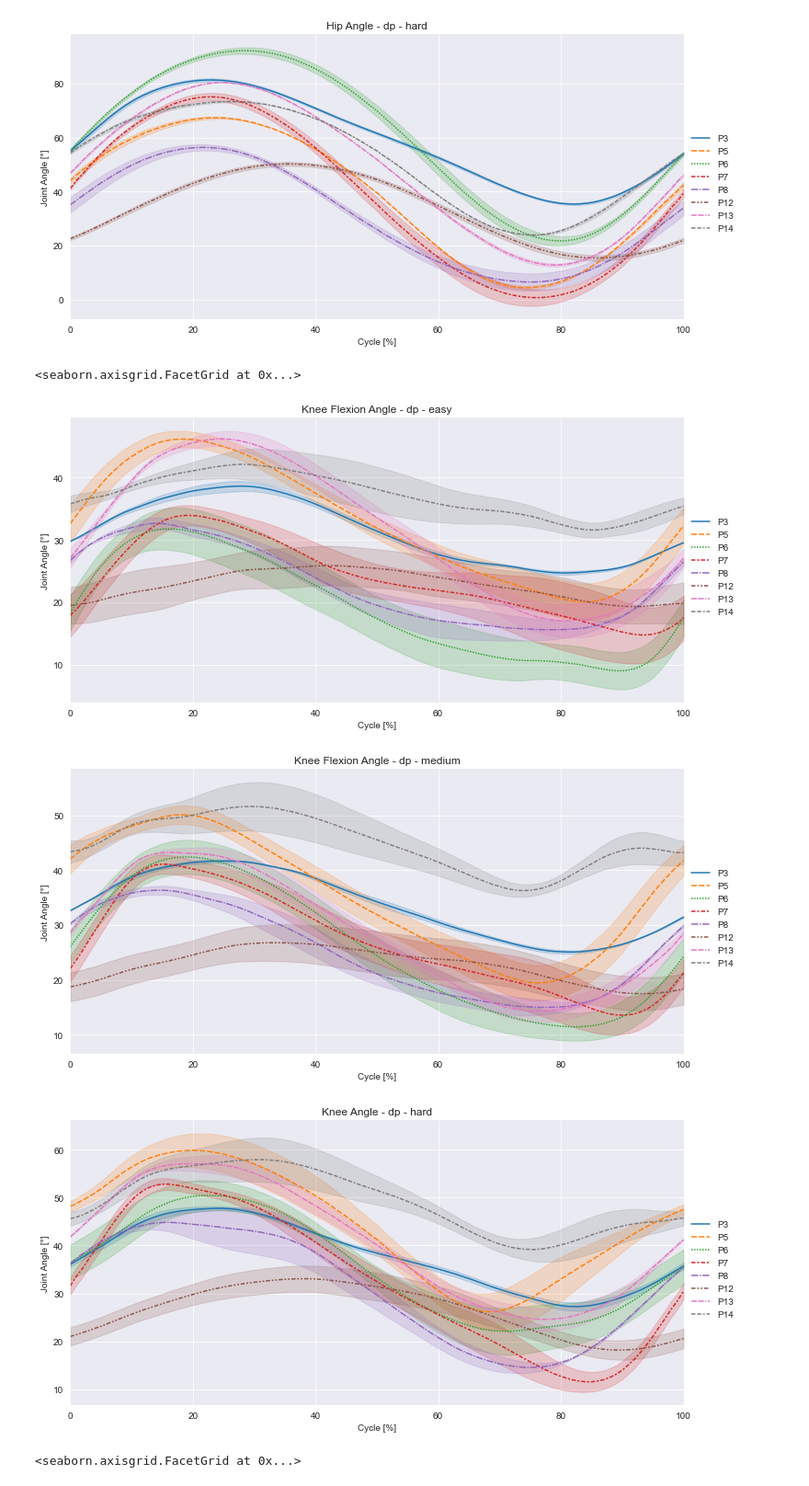
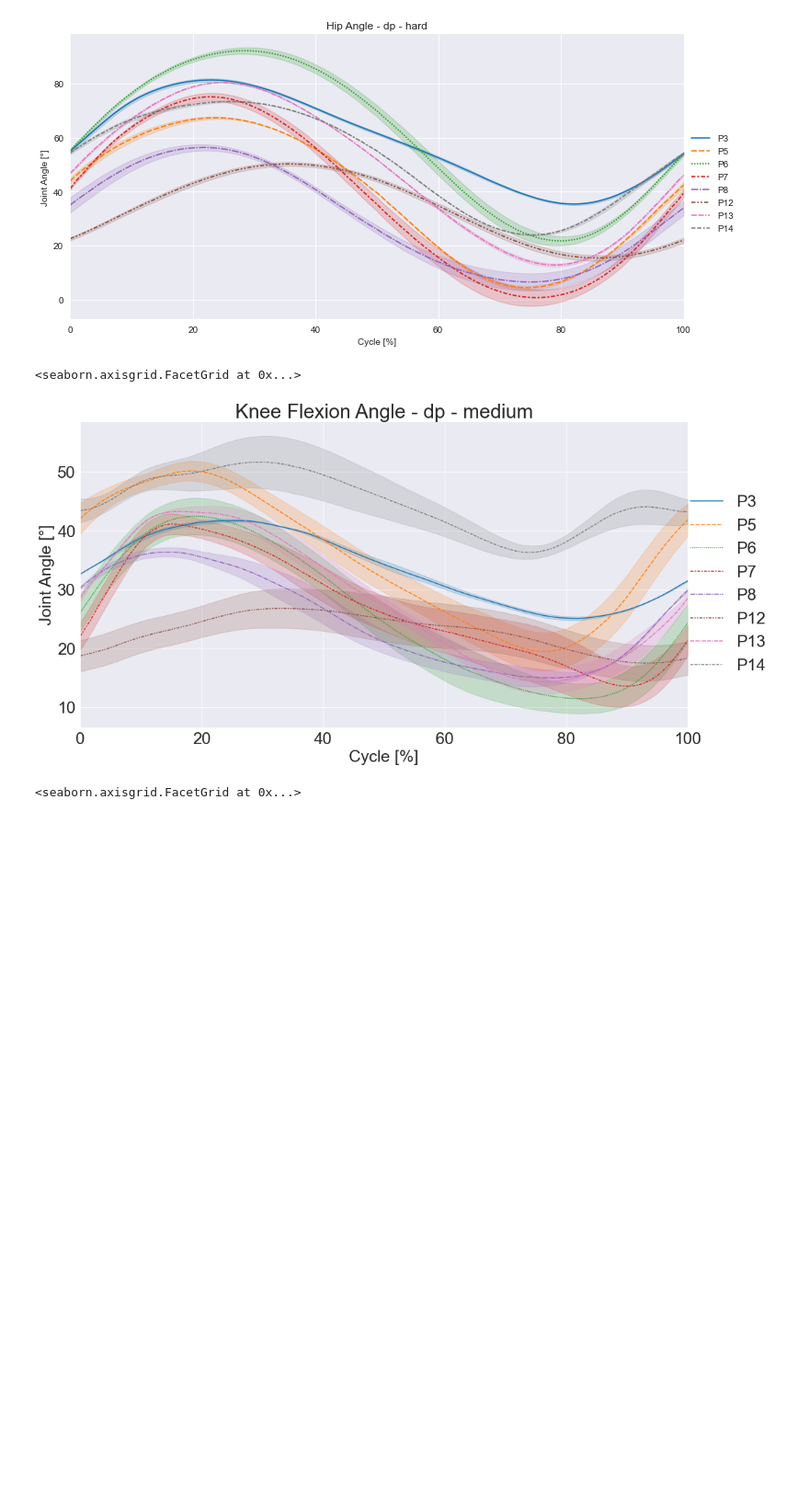
Before and after one commit to luceskywalker/xski, a Jupyter notebook: code/jupyter_lucas/joint_angles.ipynb, the cells around one changed output. Shown at 92% size. Saved outputs shown, nothing was run; the diff lists cells and outputs as text; code cells hidden in the pictures; blank space fills up the shorter version.

```diff
--- a/code/jupyter_lucas/joint_angles.ipynb
+++ b/code/jupyter_lucas/joint_angles.ipynb
@@ -126,35 +130,34 @@ sns.relplot(data=df.loc[:,idx[:, intensity,subtech,['Left '+joint, 'Right '+join
 [figure]
 [figure]
 # %%
-intensity = 'easy'
+#intensity = 'easy'
 subtech = 'dp'
 joint = 'Knee'
 
-sns.relplot(data=df.loc[:,idx[:, intensity,subtech,['Left '+joint, 'Right '+joint]]], aspect = 2, kind='line').set(
+# sns.relplot(data=df.loc[:,idx[:, intensity,subtech,['Left '+joint, 'Right '+joint]]], aspect = 2, kind='line').set(
+#         ylabel='Joint Angle [°]',
+#         xlabel='Cycle [%]',
+#         title= joint + ' Flexion Angle - ' + subtech +' - '+intensity,
+#         xlim = [0,100]
+# )
+intensity = 'medium'
+
+sns.relplot(data=df.loc[:,idx[:, intensity,subtech,['Left '+joint, 'Right '+joint]]], aspect = 1.8, height=8, kind='line').set(
         ylabel='Joint Angle [°]',
         xlabel='Cycle [%]',
         title= joint + ' Flexion Angle - ' + subtech +' - '+intensity,
         xlim = [0,100]
 )
-intensity = 'medium'
-sns.relplot(data=df.loc[:,idx[:, intensity,subtech,['Left '+joint, 'Right '+joint]]], aspect = 2, kind='line').set(
-        ylabel='Joint Angle [°]',
-        xlabel='Cycle [%]',
-        title= joint + ' Flexion Angle - ' + subtech +' - '+intensity,
-        xlim = [0,100]
-)
-intensity = 'hard'
-sns.relplot(data=df.loc[:,idx[:, intensity,subtech,['Left '+joint, 'Right '+joint]]], aspect = 2, kind='line').set(
-        ylabel='Joint Angle [°]',
-        xlabel='Cycle [%]',
-        title= joint + ' Angle - ' + subtech +' - '+intensity,
-        xlim = [0,100]
-)
+# intensity = 'hard'
+# sns.relplot(data=df.loc[:,idx[:, intensity,subtech,['Left '+joint, 'Right '+joint]]], aspect = 2, kind='line').set(
+#         ylabel='Joint Angle [°]',
+#         xlabel='Cycle [%]',
+#         title= joint + ' Angle - ' + subtech +' - '+intensity,
+#         xlim = [0,100]
+# )
 # %% [output]
 <seaborn.axisgrid.FacetGrid at 0x...>
-[figure, old version]
+[figure, new version]
-[figure, removed]
-[figure, removed]
 # %%
 intensity = 'easy'
 subtech = 'dp'
```
Also changed, not shown: parts of 2 cells of this notebook, 1 other file.
